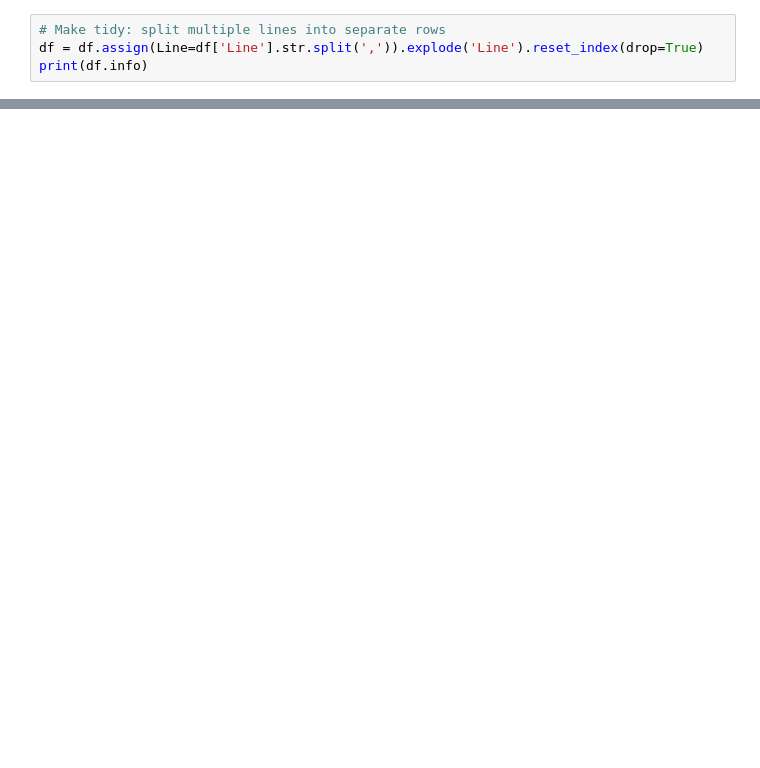
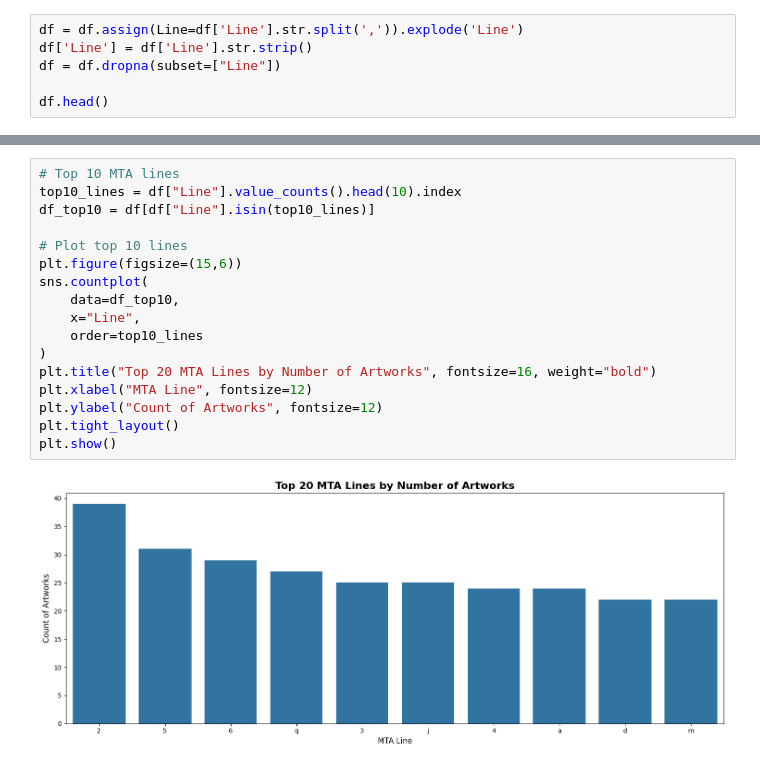
Before and after one commit to enraiha236/IS-362, a Jupyter notebook: Project 2/MTA Art.ipynb, the cells around one changed output, grey strips where cells are left out. Cells and saved outputs as stored; diff of their text form; blank space fills up the shorter version.

```diff
--- a/Project 2/MTA Art.ipynb
+++ b/Project 2/MTA Art.ipynb
@@ -37,5 +56,7 @@ df.head()
 # %%
-# Make tidy: split multiple lines into separate rows
-df = df.assign(Line=df['Line'].str.split(',')).explode('Line').reset_index(drop=True)
-print(df.info)
+df = df.assign(Line=df['Line'].str.split(',')).explode('Line')
+df['Line'] = df['Line'].str.strip()
+df = df.dropna(subset=["Line"])
+
+df.head()
 # %% [output]
@@ -78,0 +73,19 @@ print(df.head)
+# %%
+# Top 10 MTA lines
+top10_lines = df["Line"].value_counts().head(10).index
+df_top10 = df[df["Line"].isin(top10_lines)]
+
+# Plot top 10 lines
+plt.figure(figsize=(15,6))
+sns.countplot(
+    data=df_top10,
+    x="Line",
+    order=top10_lines
+)
+plt.title("Top 20 MTA Lines by Number of Artworks", fontsize=16, weight="bold")
+plt.xlabel("MTA Line", fontsize=12)
+plt.ylabel("Count of Artworks", fontsize=12)
+plt.tight_layout()
+plt.show()
+# %% [output]
+[figure, added]
```
Also changed, not shown: parts of 16 cells of this notebook.
